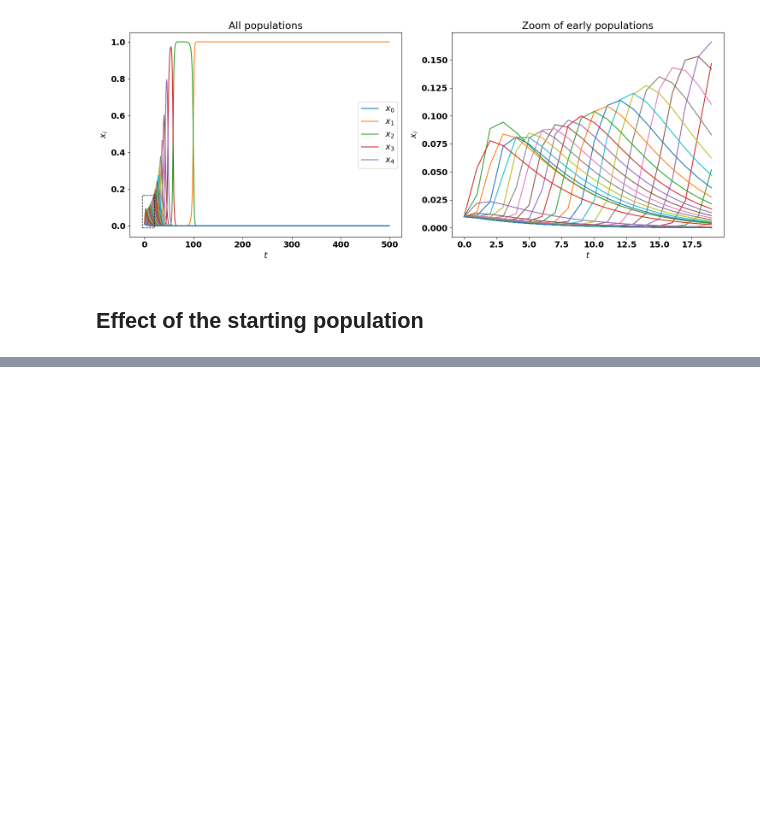
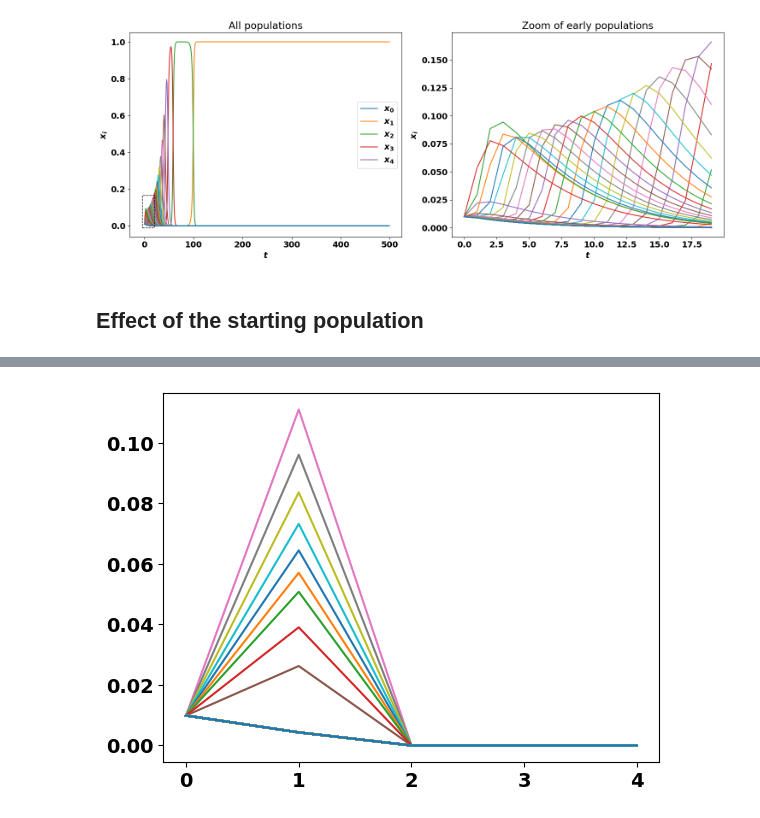
Before and after one commit to drvinceknight/gt, a Jupyter notebook: assets/examples/the-evolution-of-the-two-thirds-of-the-average-game/static/main.ipynb, the cells around one changed output, grey strips where cells are left out. Saved outputs shown, nothing was run; the diff lists cells and outputs as text; code cells hidden in the pictures; blank space fills up the shorter version.

```diff
--- a/assets/examples/the-evolution-of-the-two-thirds-of-the-average-game/static/main.ipynb
+++ b/assets/examples/the-evolution-of-the-two-thirds-of-the-average-game/static/main.ipynb
@@ -183,0 +140,4 @@ fig.savefig("main.pdf", transparent=True)
+# %%
+x = np.array((0, 0, 0, 0,))
+
+1 / (get_distance_from_two_thirds(x=x))
@@ -183,0 +152,28 @@ fig.savefig("main.pdf", transparent=True)
+# %%
+def get_alternate_fitness(x):
+    """
+    Return the alternate fitness vector f_i
+    """
+    N = len(x)
+    indices = np.arange(0, N)
+    return (indices == np.argmin(get_distance_from_two_thirds(x))).astype(int)
+# %%
+x = np.array((1/3, 1/3, 1/3))
+assert np.allclose(get_alternate_fitness(x), np.array([0, 1, 0]))
+# %%
+def get_alternate_derivative(x, t):
+    """
+    Return the derivative as defined by the replicator dynamics equation.
+    """
+    fitness = get_alternate_fitness(x=x)
+    phi = np.sum(x * fitness)
+
+    return x * (fitness - phi)
+# %%
+ts = np.linspace(0, 1_000, 5)
+x = get_uniform_population(N=101)
+xs = scipy.integrate.odeint(func=get_alternate_derivative, y0=x, t=ts)
+
+plt.plot(xs);
+# %% [output]
+[figure, added]
```
Also changed, not shown: parts of 8 cells of this notebook, 5 other files.
